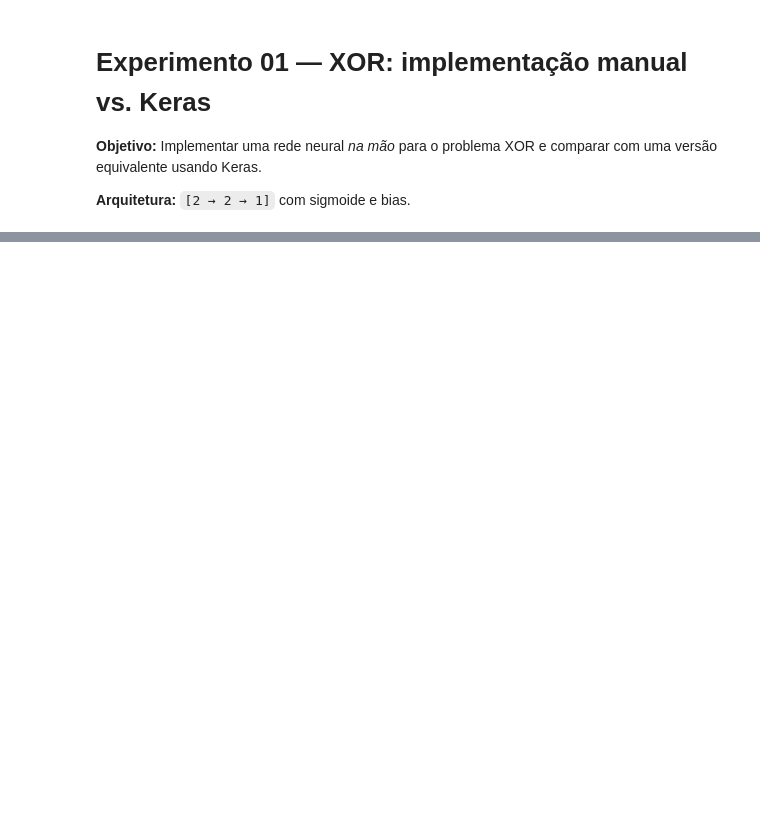
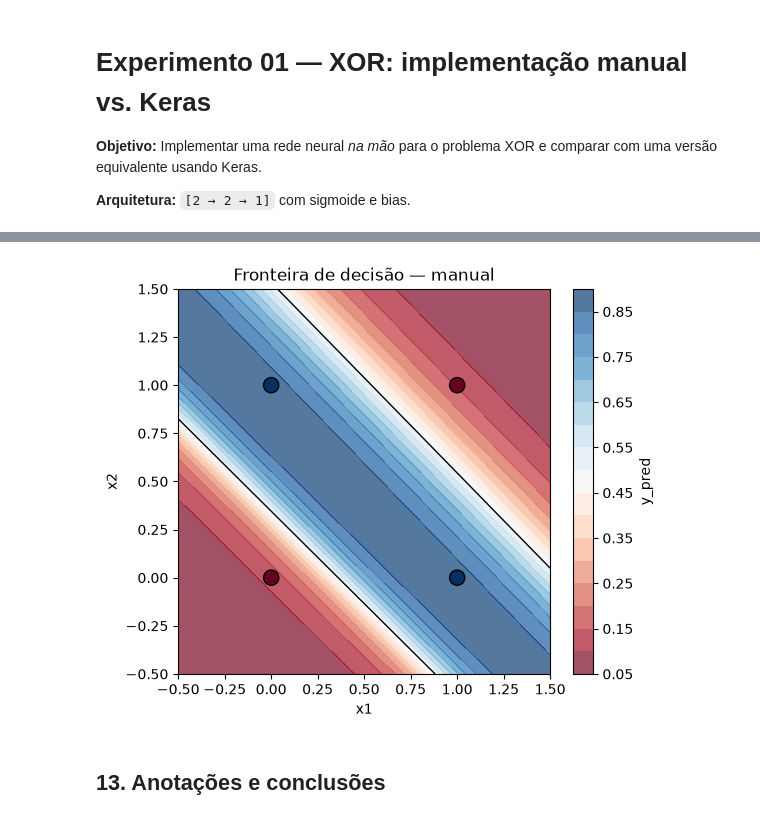
Before and after one commit to carolcortez1/NeuralNetwork_Backpropagation, a Jupyter notebook: experiments/ex01_xor/experimento_01.ipynb, the cells around one changed output, grey strips where cells are left out. Cells and saved outputs as stored; diff of their text form; code cells hidden in the pictures; blank space fills up the shorter version.

```diff
--- a/experiments/ex01_xor/experimento_01.ipynb
+++ b/experiments/ex01_xor/experimento_01.ipynb
@@ -276,0 +76,8 @@ Use este espaço para anotar o que você observou:
+# %%
+def sigmoid(z):
+    '''Retorna a sigmoide de z.'''
+    return 1 / (1 + np.exp(-z))
+
+def sigmoid_derivative(a):
+    '''Retorna a derivada da sigmoide, dado a = sigmoid(z).'''
+    return a * (1 - a)
@@ -276,0 +344,21 @@ Use este espaço para anotar o que você observou:
+# %%
+xx, yy = np.meshgrid(np.linspace(-0.5, 1.5, 200),
+                     np.linspace(-0.5, 1.5, 200))
+grid = np.c_[xx.ravel(), yy.ravel()]
+Z = np.array([forward(p, w0_t, b0_t, w1_t, b1_t)[0] for p in grid])
+Z = Z.reshape(xx.shape)
+
+plt.figure(figsize=(6, 5))
+plt.contourf(xx, yy, Z, levels=20, cmap='RdBu', alpha=0.7)
+plt.colorbar(label='y_pred')
+plt.scatter(X[:, 0], X[:, 1], c=y.ravel(), cmap='RdBu',
+            edgecolors='black', s=120)
+plt.contour(xx, yy, Z, levels=[0.5], colors='black', linewidths=1)
+plt.title('Fronteira de decisão — manual')
+plt.xlabel('x1')
+plt.ylabel('x2')
+plt.show()
+# %% [output]
+[figure, added]
+# %% [markdown]
+## 13. Anotações e conclusões
```
Also changed, not shown: parts of 47 cells of this notebook, 1 other file.
